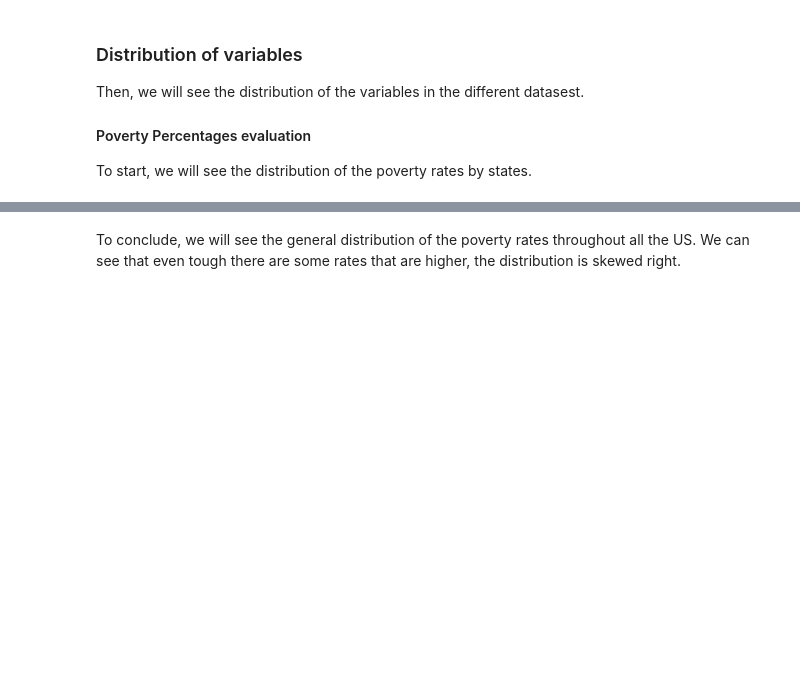
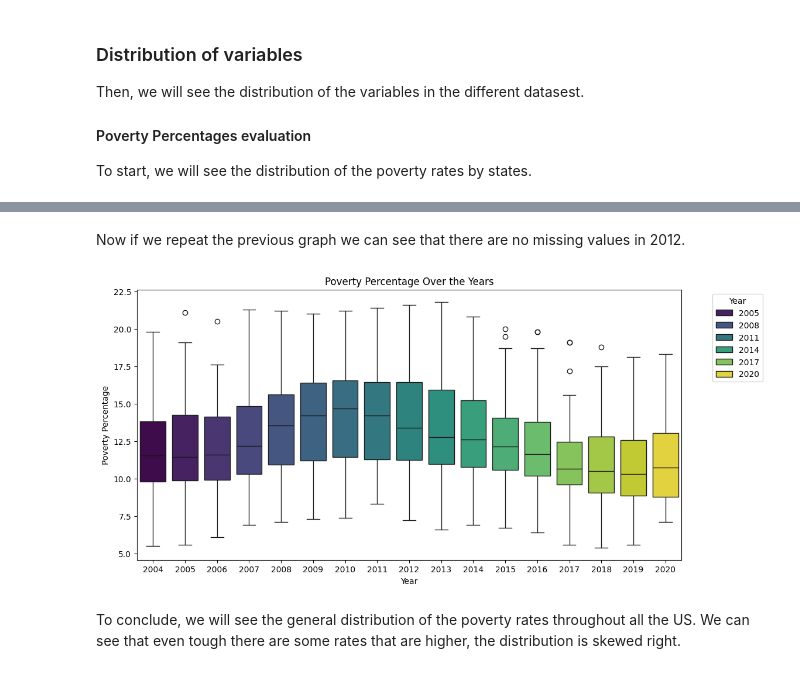
Before and after one commit to Marc2910llv/Gun-Incidents-In-USA-DataMining, a Jupyter notebook: Data_Mining_Project.ipynb, the cells around one changed output, grey strips where cells are left out. Saved outputs shown, nothing was run; the diff lists cells and outputs as text; code cells hidden in the pictures; blank space fills up the shorter version.

```diff
--- a/Data_Mining_Project.ipynb
+++ b/Data_Mining_Project.ipynb
@@ -313,3 +368,15 @@ plt.show()
+# %% [markdown]
+Now if we repeat the previous graph we can see that there are no missing values in 2012.
+# %%
+plt.figure(figsize=(12, 6))
+sns.boxplot(data=pbsy_dataset, x='year', y='povertyPercentage', hue='year', palette='viridis', dodge=False)
+plt.title('Poverty Percentage Over the Years')
+plt.xlabel('Year')
+plt.ylabel('Poverty Percentage')
+plt.legend(title='Year', bbox_to_anchor=(1.05, 1), loc='upper left')
+plt.show()
+# %% [output]
+[figure, added]
 # %% [markdown]
 To conclude, we will see the general distribution of the poverty rates throughout all the US. We can see that even tough there are some rates that are higher, the distribution is skewed right.
 # %%
```
Also changed, not shown: parts of 27 cells of this notebook.
